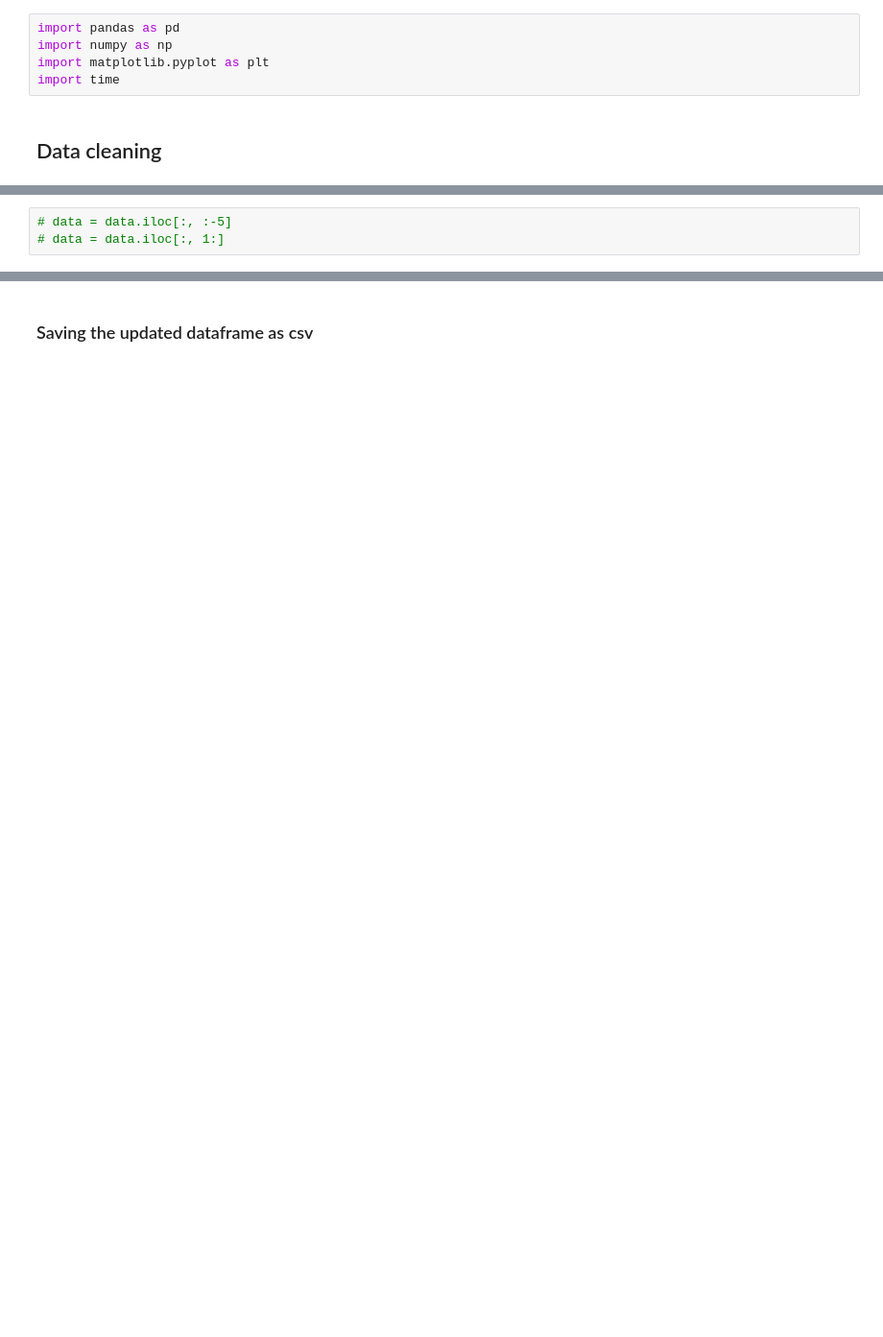
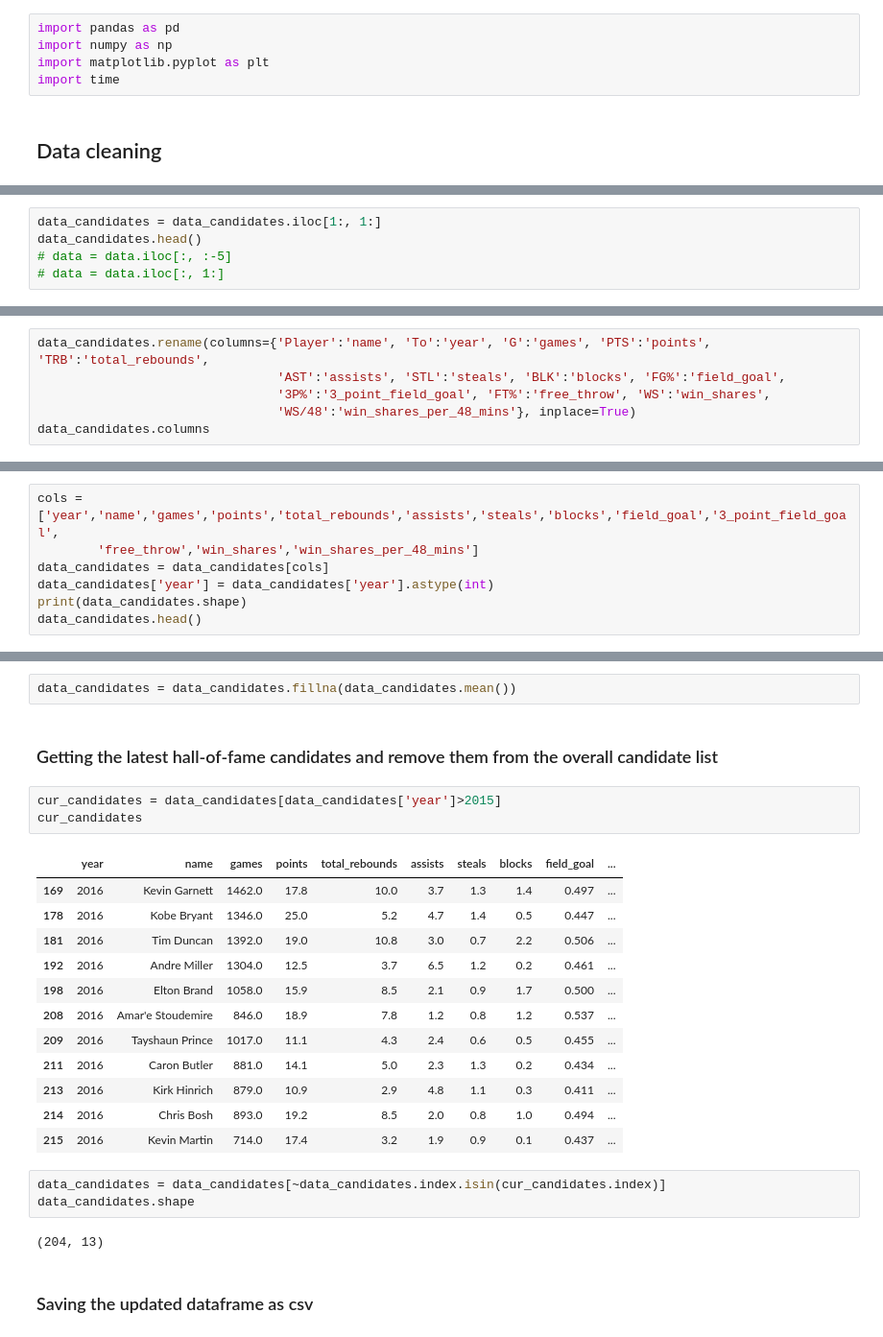
Before and after one commit to maliakber/data-mining-csc-503, a Jupyter notebook: source/nba-hall-of-fame-jupnote.ipynb, the cells around one changed output, grey strips where cells are left out. Shown at 96% size. Cells and saved outputs as stored; diff of their text form; blank space fills up the shorter version.

Commit message:
added hall-of-fame candidate dataset, cleaned the dataset and merged it to the hall-of-fame list with a class value 0

```diff
--- a/source/nba-hall-of-fame-jupnote.ipynb
+++ b/source/nba-hall-of-fame-jupnote.ipynb
@@ -17,3 +25,5 @@ import time
 # %%
+data_candidates = data_candidates.iloc[1:, 1:]
+data_candidates.head()
 # data = data.iloc[:, :-5]
 # data = data.iloc[:, 1:]
@@ -19,0 +45,6 @@ import time
+# %%
+data_candidates.rename(columns={'Player':'name', 'To':'year', 'G':'games', 'PTS':'points', 'TRB':'total_rebounds',
+                                'AST':'assists', 'STL':'steals', 'BLK':'blocks', 'FG%':'field_goal',
+                                '3P%':'3_point_field_goal', 'FT%':'free_throw', 'WS':'win_shares',
+                                'WS/48':'win_shares_per_48_mins'}, inplace=True)
+data_candidates.columns
@@ -19,0 +58,7 @@ import time
+# %%
+cols = ['year','name','games','points','total_rebounds','assists','steals','blocks','field_goal','3_point_field_goal',
+        'free_throw','win_shares','win_shares_per_48_mins']
+data_candidates = data_candidates[cols]
+data_candidates['year'] = data_candidates['year'].astype(int)
+print(data_candidates.shape)
+data_candidates.head()
@@ -20,3 +125,28 @@ import time
+# %%
+data_candidates = data_candidates.fillna(data_candidates.mean())
+# %% [markdown]
+### Getting the latest hall-of-fame candidates and remove them from the overall candidate list
+# %%
+cur_candidates = data_candidates[data_candidates['year']>2015]
+cur_candidates
+# %% [output]
+|  | year | name | games | points | total_rebounds | assists | steals | blocks | field_goal | ... |
+| 169 | 2016 | Kevin Garnett | 1462.0 | 17.8 | 10.0 | 3.7 | 1.3 | 1.4 | 0.497 | ... |
+| 178 | 2016 | Kobe Bryant | 1346.0 | 25.0 | 5.2 | 4.7 | 1.4 | 0.5 | 0.447 | ... |
+| 181 | 2016 | Tim Duncan | 1392.0 | 19.0 | 10.8 | 3.0 | 0.7 | 2.2 | 0.506 | ... |
+| 192 | 2016 | Andre Miller | 1304.0 | 12.5 | 3.7 | 6.5 | 1.2 | 0.2 | 0.461 | ... |
+| 198 | 2016 | Elton Brand | 1058.0 | 15.9 | 8.5 | 2.1 | 0.9 | 1.7 | 0.500 | ... |
+| 208 | 2016 | Amar'e Stoudemire | 846.0 | 18.9 | 7.8 | 1.2 | 0.8 | 1.2 | 0.537 | ... |
+| 209 | 2016 | Tayshaun Prince | 1017.0 | 11.1 | 4.3 | 2.4 | 0.6 | 0.5 | 0.455 | ... |
+| 211 | 2016 | Caron Butler | 881.0 | 14.1 | 5.0 | 2.3 | 1.3 | 0.2 | 0.434 | ... |
+| 213 | 2016 | Kirk Hinrich | 879.0 | 10.9 | 2.9 | 4.8 | 1.1 | 0.3 | 0.411 | ... |
+| 214 | 2016 | Chris Bosh | 893.0 | 19.2 | 8.5 | 2.0 | 0.8 | 1.0 | 0.494 | ... |
+| 215 | 2016 | Kevin Martin | 714.0 | 17.4 | 3.2 | 1.9 | 0.9 | 0.1 | 0.437 | ... |
+# %%
+data_candidates = data_candidates[~data_candidates.index.isin(cur_candidates.index)]
+data_candidates.shape
+# %% [output]
+(204, 13)
 # %% [markdown]
 ### Saving the updated dataframe as csv
 # %%
```
Also changed, not shown: parts of 24 cells of this notebook, 1 other file.
